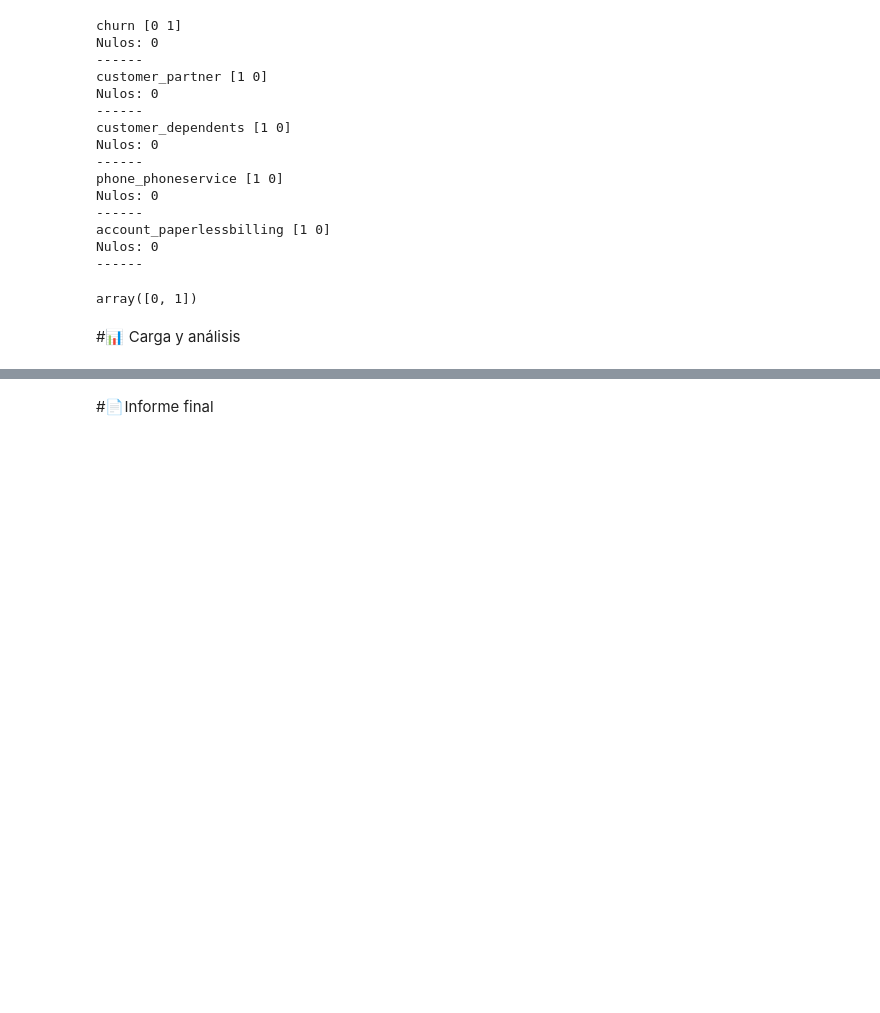
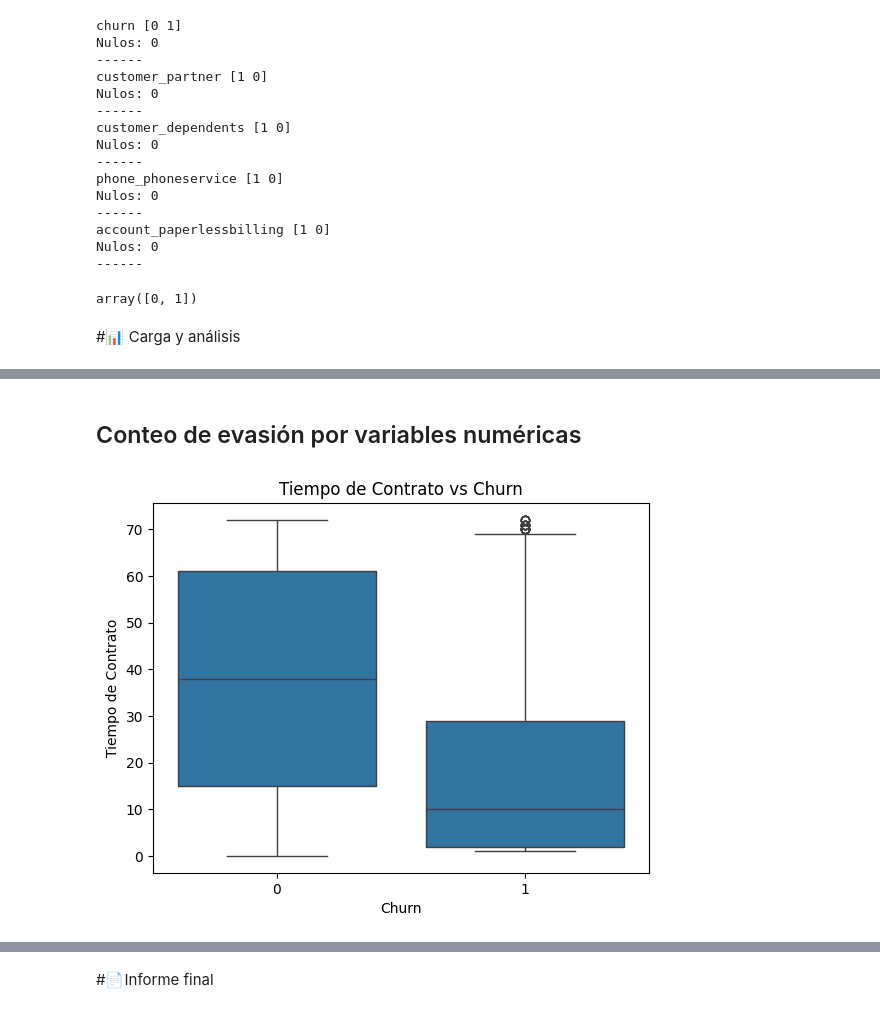
Before and after one commit to epjuarez/alura-challenge-telecomx, a Jupyter notebook: TelecomX_LATAM.ipynb, the cells around one changed output, grey strips where cells are left out. Cells and saved outputs as stored; diff of their text form; code cells hidden in the pictures; blank space fills up the shorter version.

```diff
--- a/TelecomX_LATAM.ipynb
+++ b/TelecomX_LATAM.ipynb
@@ -367,0 +441,11 @@ array([0, 1])
+# %% [markdown]
+## Conteo de evasión por variables numéricas
+# %%
+plt.figure()
+sns.boxplot(x='churn', y='customer_tenure', data=df)
+plt.title('Tiempo de Contrato vs Churn')
+plt.xlabel('Churn')
+plt.ylabel('Tiempo de Contrato')
+plt.show()
+# %% [output]
+[figure, added]
```
Also changed, not shown: parts of 11 cells of this notebook.
